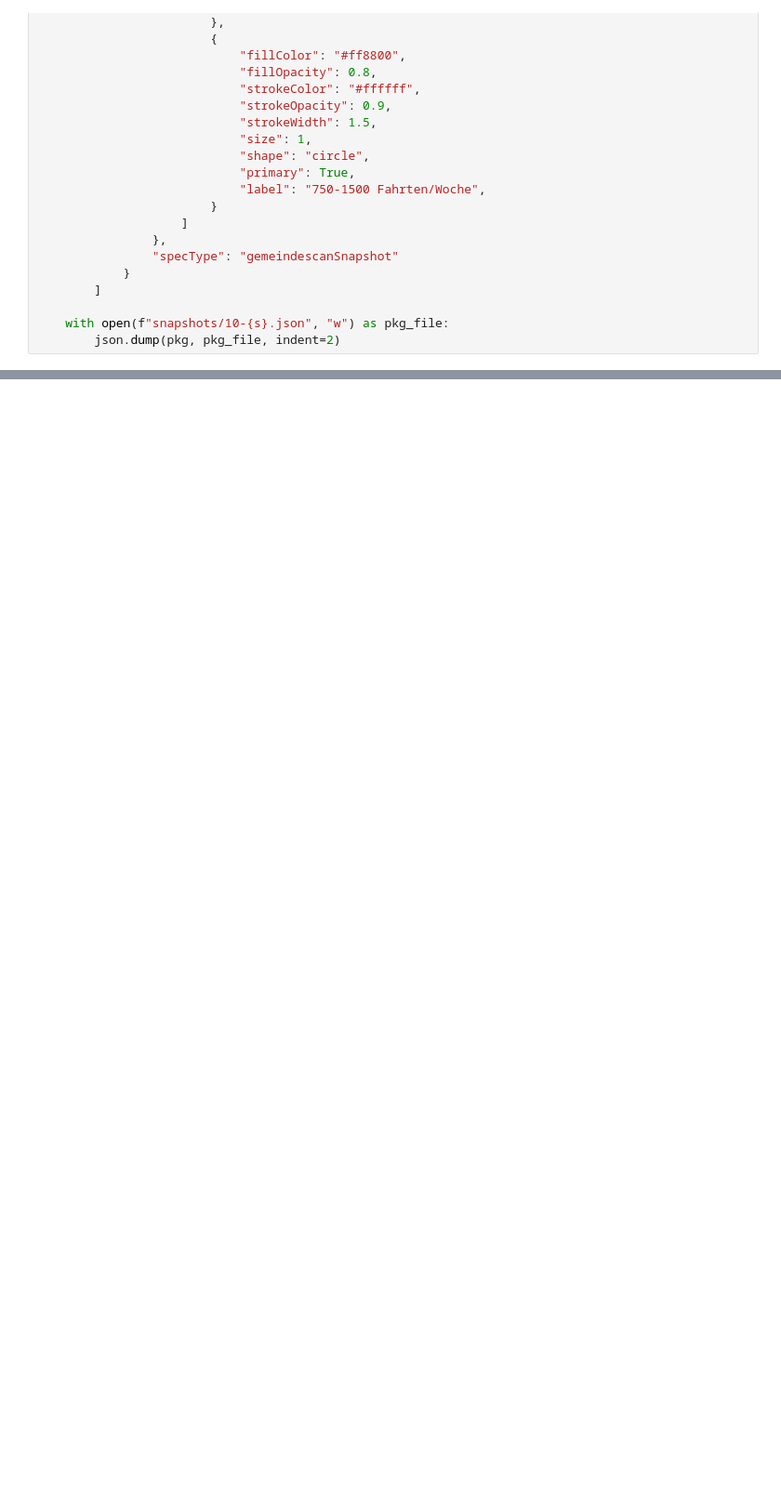
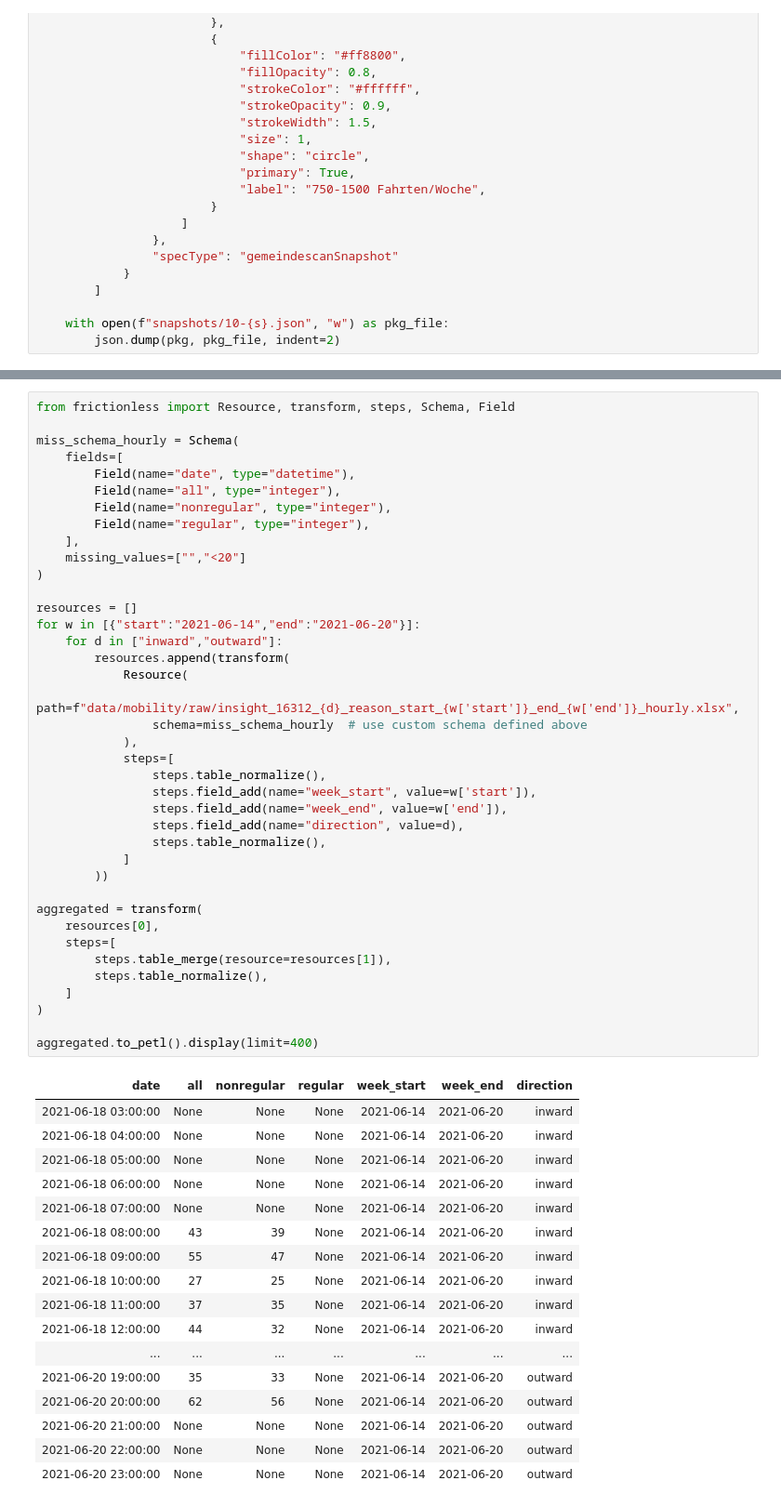
Before and after one commit to cividi/st-gallen-urban-indicators, a Jupyter notebook: src/mobility.ipynb, the cells around one changed output, grey strips where cells are left out. Shown at 93% size. Drawn from its saved outputs; the diff is of its cells as text; blank space fills up the shorter version.

Commit message:
added daily and hourly mobility data and documentation

```diff
--- a/src/mobility.ipynb
+++ b/src/mobility.ipynb
@@ -342,0 +299,57 @@ for s in ["inward_all", "inward_regular", "inward_nonregular", "outward_all", "o
+# %%
+from frictionless import Resource, transform, steps, Schema, Field
+
+miss_schema_hourly = Schema(
+    fields=[
+        Field(name="date", type="datetime"),
+        Field(name="all", type="integer"),
+        Field(name="nonregular", type="integer"),
+        Field(name="regular", type="integer"),
+    ],
+    missing_values=["","<20"]
+)
+
+resources = []
+for w in [{"start":"2021-06-14","end":"2021-06-20"}]:
+    for d in ["inward","outward"]:
+        resources.append(transform(
+            Resource(
+                path=f"data/mobility/raw/insight_16312_{d}_reason_start_{w['start']}_end_{w['end']}_hourly.xlsx",
+                schema=miss_schema_hourly  # use custom schema defined above
+            ),
+            steps=[
+                steps.table_normalize(),
+                steps.field_add(name="week_start", value=w['start']),
+                steps.field_add(name="week_end", value=w['end']),
+                steps.field_add(name="direction", value=d),
+                steps.table_normalize(),
+            ]
+        ))
+
+aggregated = transform(
+    resources[0],
+    steps=[
+        steps.table_merge(resource=resources[1]),
+        steps.table_normalize(),
+    ]
+)
+
+aggregated.to_petl().display(limit=400)
+# %% [output]
+| date | all | nonregular | regular | week_start | week_end | direction |
+| 2021-06-18 03:00:00 | None | None | None | 2021-06-14 | 2021-06-20 | inward |
+| 2021-06-18 04:00:00 | None | None | None | 2021-06-14 | 2021-06-20 | inward |
+| 2021-06-18 05:00:00 | None | None | None | 2021-06-14 | 2021-06-20 | inward |
+| 2021-06-18 06:00:00 | None | None | None | 2021-06-14 | 2021-06-20 | inward |
+| 2021-06-18 07:00:00 | None | None | None | 2021-06-14 | 2021-06-20 | inward |
+| 2021-06-18 08:00:00 | 43 | 39 | None | 2021-06-14 | 2021-06-20 | inward |
+| 2021-06-18 09:00:00 | 55 | 47 | None | 2021-06-14 | 2021-06-20 | inward |
+| 2021-06-18 10:00:00 | 27 | 25 | None | 2021-06-14 | 2021-06-20 | inward |
+| 2021-06-18 11:00:00 | 37 | 35 | None | 2021-06-14 | 2021-06-20 | inward |
+| 2021-06-18 12:00:00 | 44 | 32 | None | 2021-06-14 | 2021-06-20 | inward |
+| ... | ... | ... | ... | ... | ... | ... |
+| 2021-06-20 19:00:00 | 35 | 33 | None | 2021-06-14 | 2021-06-20 | outward |
+| 2021-06-20 20:00:00 | 62 | 56 | None | 2021-06-14 | 2021-06-20 | outward |
+| 2021-06-20 21:00:00 | None | None | None | 2021-06-14 | 2021-06-20 | outward |
+| 2021-06-20 22:00:00 | None | None | None | 2021-06-14 | 2021-06-20 | outward |
+| 2021-06-20 23:00:00 | None | None | None | 2021-06-14 | 2021-06-20 | outward |
```
Also changed, not shown: parts of 11 cells of this notebook, 8 other files.
